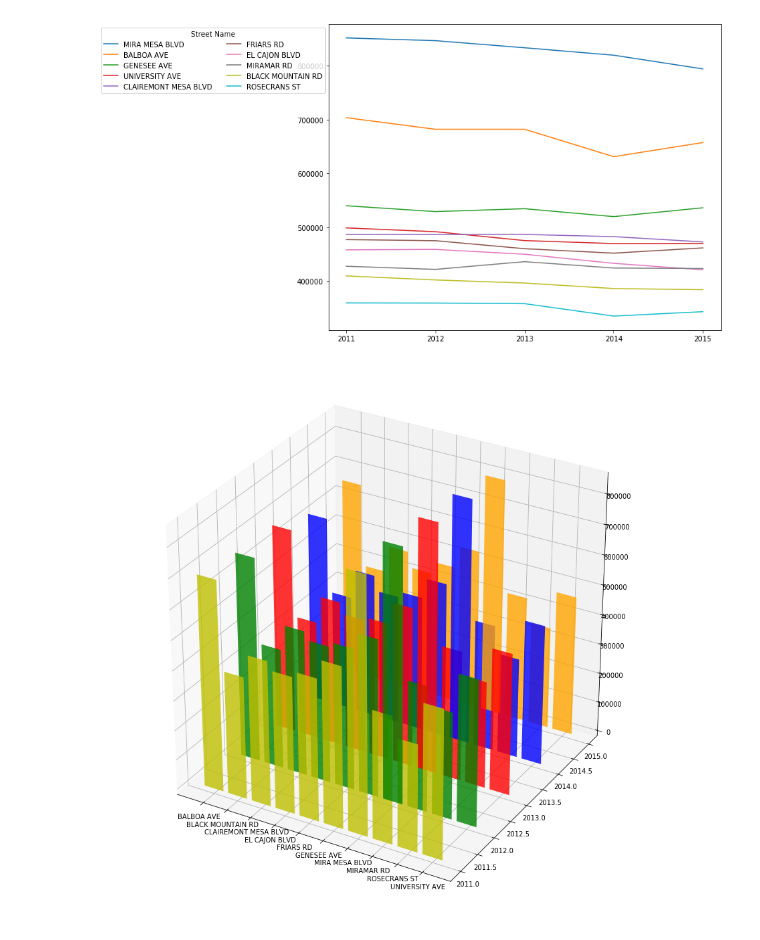
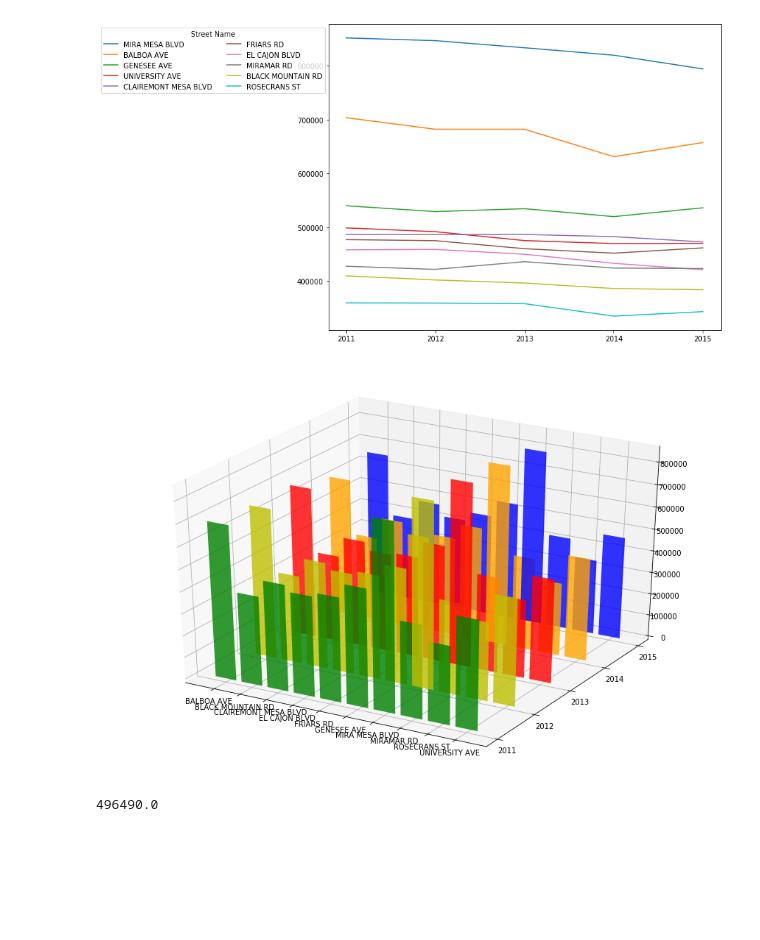
Before and after one commit to yrbszhsh/ECE_180_Group_20-, a Jupyter notebook: Project.ipynb, the cells around one changed output. Drawn from its saved outputs; the diff is of its cells as text; code cells hidden in the pictures; blank space fills up the shorter version.

```diff
--- a/Project.ipynb
+++ b/Project.ipynb
@@ -274,3 +274,5 @@ volumnData
 | YSABEL CREEK RD | 600 | 600 | 600 | 600 | 600 |
 | RANCHO HILLS DR | 500 | 500 | 500 | 600 | 600 |
 642 rows × 5 columns
+# %%
+volumnData = pd.read_csv('volumn.csv')
@@ -333,23 +364,28 @@ plt.show()
 # %%
 from mpl_toolkits.mplot3d import Axes3D
 import matplotlib.pyplot as plt
 import numpy as np
 
-fig = plt.figure(figsize=(15,15))
+fig = plt.figure(figsize=(15,10))
 ax = fig.add_subplot(111, projection='3d')
-for i, c in enumerate(zip(['y', 'g', 'r', 'b', 'orange'], [2011, 2012, 2013, 2014, 2015])):
+for i, c in enumerate(zip(['g', 'y', 'r', 'orange', 'b'], [2011, 2012, 2013, 2014, 2015])):
     xs = streetList[:10]
     ys = volumnList[i][:10]
 
     # You can provide either a single color or an array. To demonstrate this,
     # the first bar of each set will be colored cyan.
     cs = [c[0]] * len(xs)
     #cs[0] = 'c'
     ax.bar(xs, ys, zs=c[1], zdir='y', color=cs, alpha=0.8)
 #ax.set_xlabel('Street')
 #ax.set_ylabel('Year')
 #ax.set_zlabel('Traffic Volumn')
-
+ax.set_yticks([2011, 2012, 2013, 2014, 2015])
+#ax.set_zticks([2011, 2012, 2013, 2014, 2015])
 plt.show()
 # %% [output]
-[figure, old version]
+[figure, new version]
+# %%
+np.mean(volumnList[4][:10])
+# %% [output]
+496490.0
```
Also changed, not shown: parts of 7 cells of this notebook, 2 other files.
